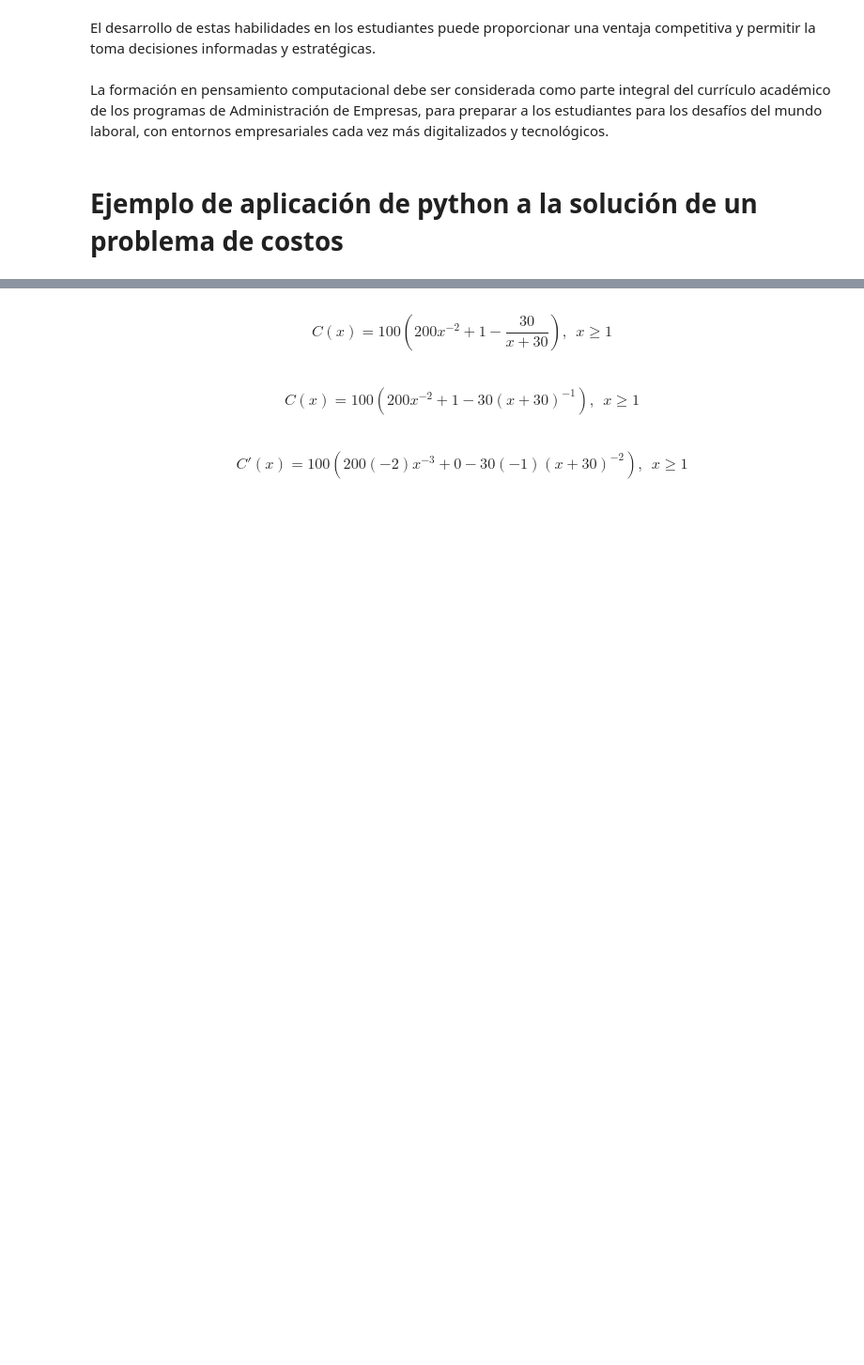
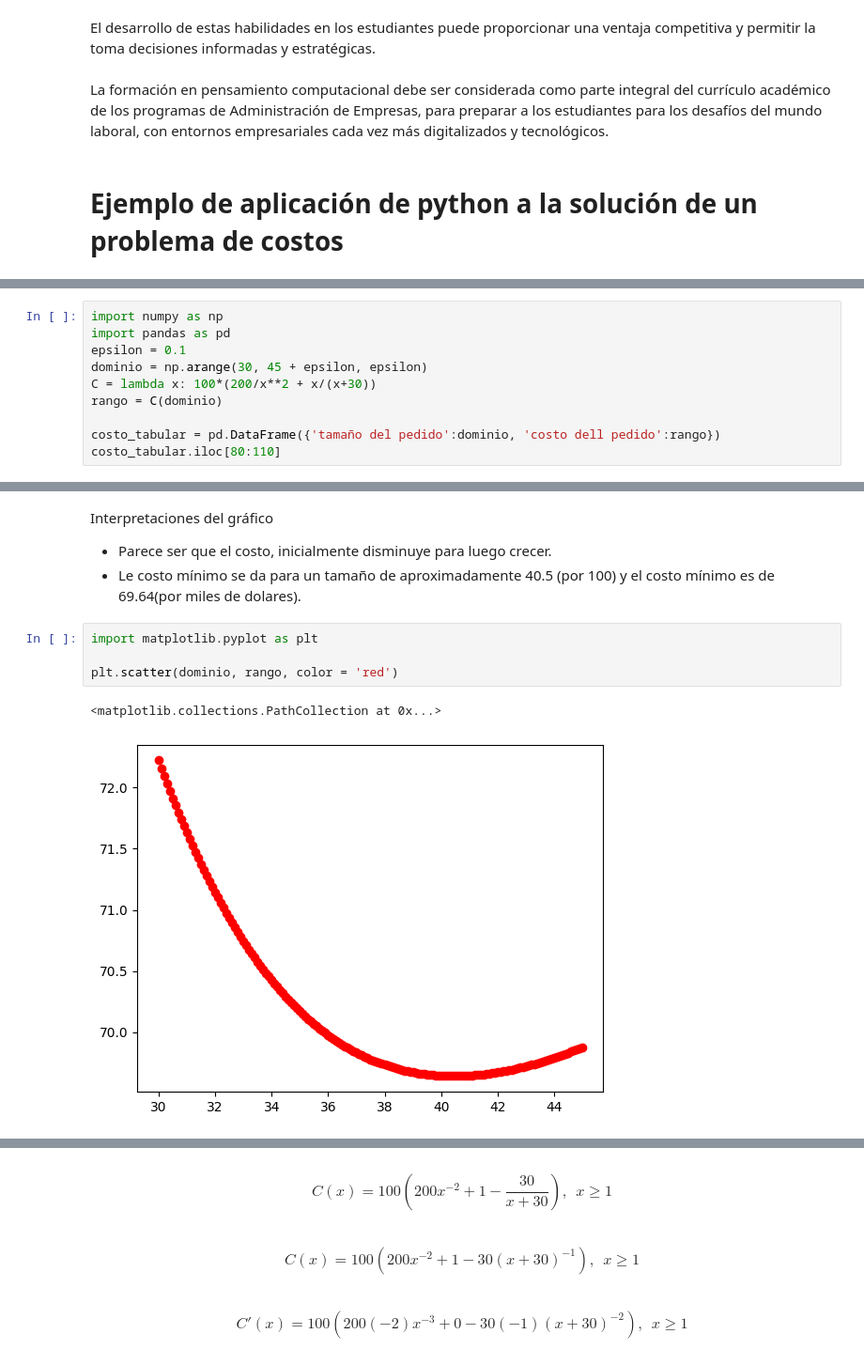
Before and after one commit to marco-canas/desarrollo_pensamiento_computacional, a Jupyter notebook: ponencia_barranquilla.ipynb, the cells around one changed output, grey strips where cells are left out. Shown: that part at 94% size. Drawn from its saved outputs; the diff is of its cells as text; blank space fills up the shorter version.

Commit message:
ponencia asocolme, ejemplo de la función de costo

```diff
--- a/ponencia_barranquilla.ipynb
+++ b/ponencia_barranquilla.ipynb
@@ -49,0 +55,10 @@ donde $C$ se mide en miles de dólares y $x$ es el tamaño del pedido en cientos
+# %%
+import numpy as np
+import pandas as pd
+epsilon = 0.1
+dominio = np.arange(30, 45 + epsilon, epsilon)
+C = lambda x: 100*(200/x**2 + x/(x+30))
+rango = C(dominio)
+
+costo_tabular = pd.DataFrame({'tamaño del pedido':dominio, 'costo dell pedido':rango})
+costo_tabular.iloc[80:110]
@@ -49,0 +83,12 @@ donde $C$ se mide en miles de dólares y $x$ es el tamaño del pedido en cientos
+# %% [markdown]
+Interpretaciones del gráfico
+
+* Parece ser que el costo, inicialmente disminuye para luego crecer.
+* Le costo mínimo se da para un tamaño de aproximadamente 40.5 (por 100) y el costo mínimo es de 69.64(por miles de dolares).
+# %%
+import matplotlib.pyplot as plt
+
+plt.scatter(dominio, rango, color = 'red')
+# %% [output]
+<matplotlib.collections.PathCollection at 0x...>
+[figure, added]
```
Also changed, not shown: parts of 11 cells of this notebook, 3 other files.
